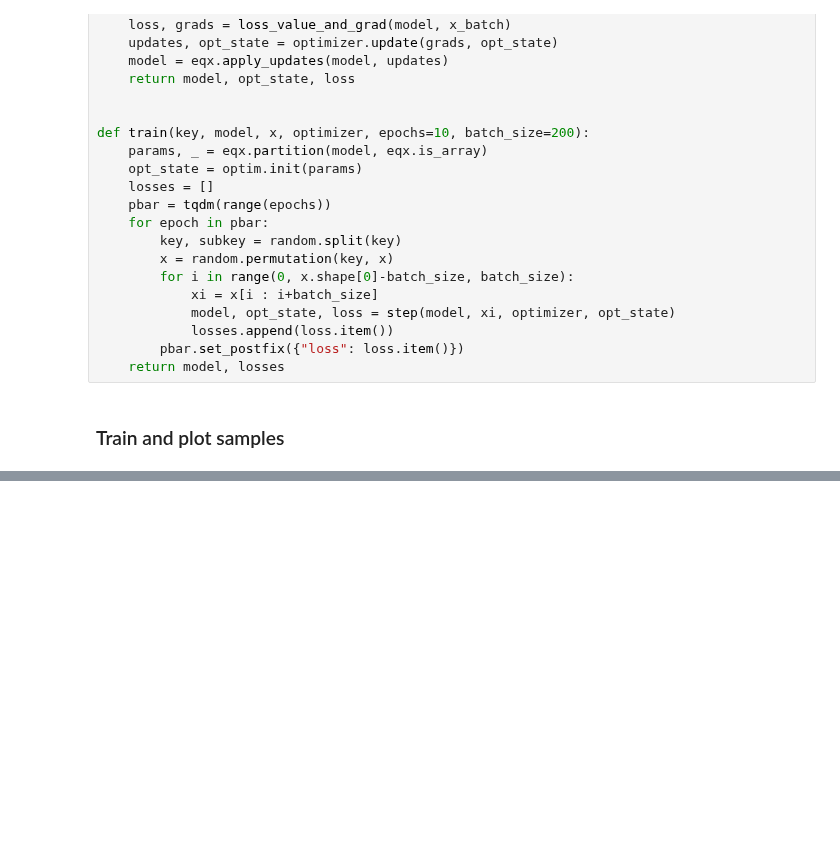
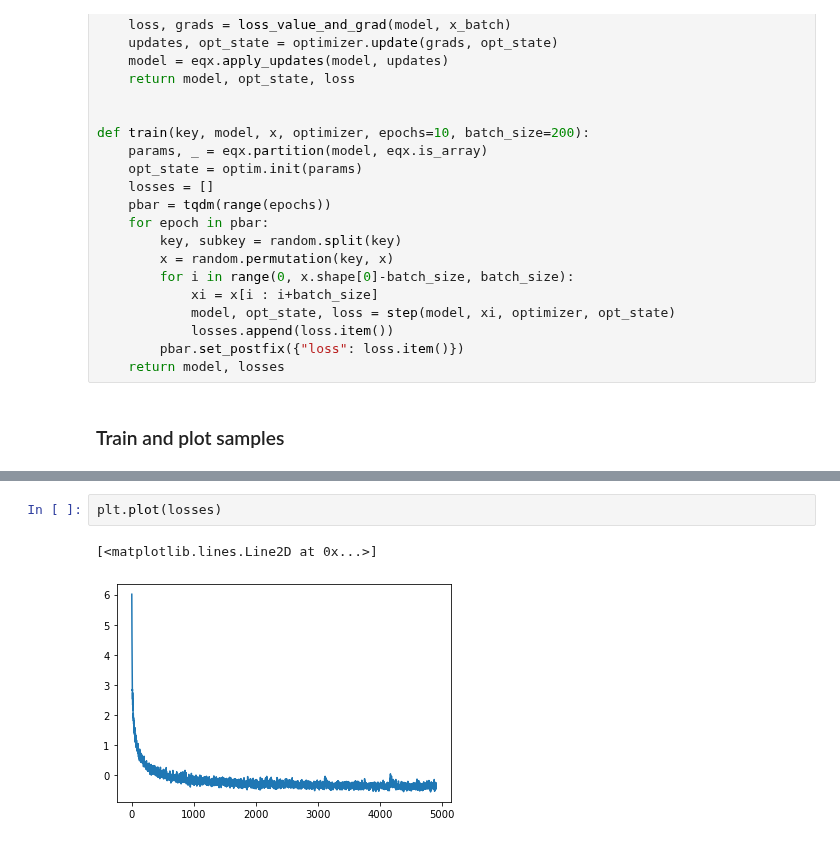
Before and after one commit to danielward27/flowjax, a Jupyter notebook: examples/two_moons.ipynb, the cells around one changed output, grey strips where cells are left out. Drawn from its saved outputs; the diff is of its cells as text; blank space fills up the shorter version.

```diff
--- a/examples/two_moons.ipynb
+++ b/examples/two_moons.ipynb
@@ -96,0 +88,5 @@ bin
+# %%
+plt.plot(losses)
+# %% [output]
+[<matplotlib.lines.Line2D at 0x...>]
+[figure, added]
```
Also changed, not shown: parts of 7 cells of this notebook, 8 other files.
